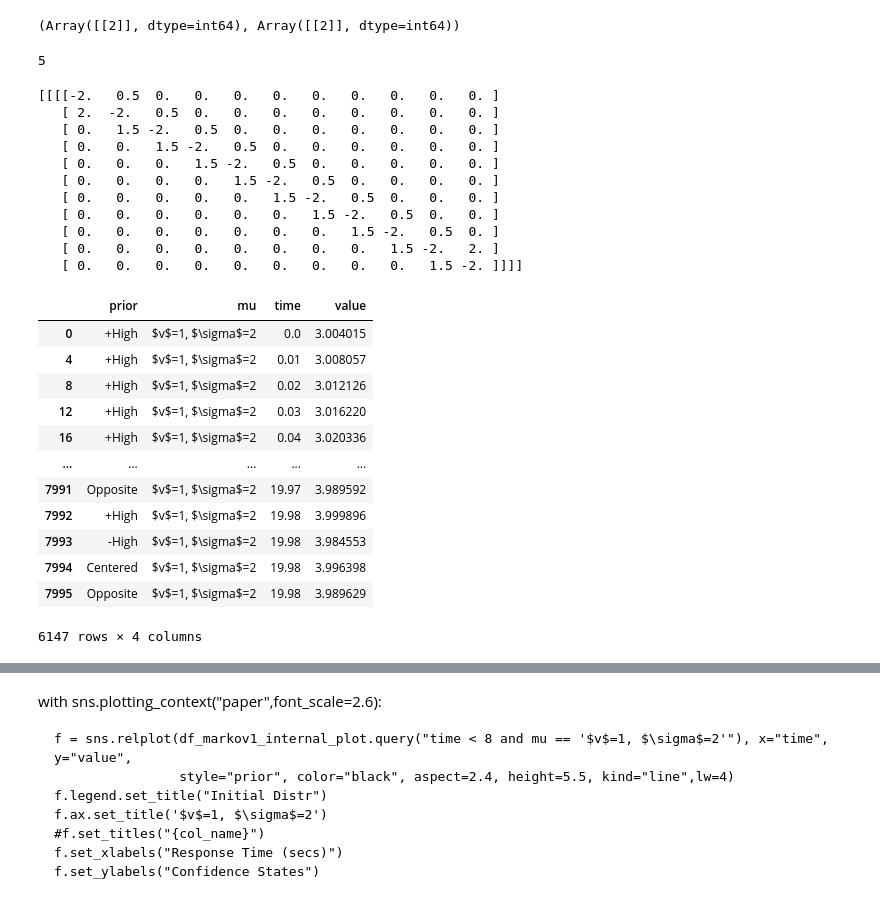
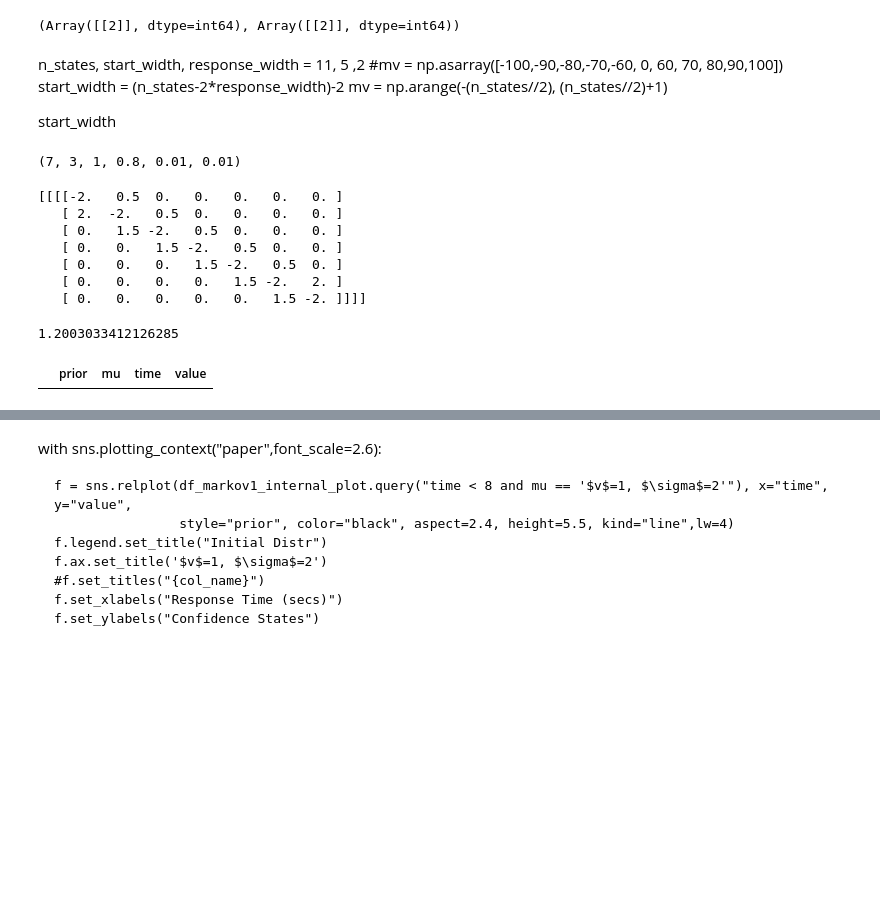
Before and after one commit to rkmalaiya/stochastic_cognitive_dynamics, a Jupyter notebook: examples/Diffusion_vs_Quantum_JMP_paper.ipynb, the cells around one changed output, grey strips where cells are left out. Saved outputs shown, nothing was run; the diff lists cells and outputs as text; code cells hidden in the pictures; blank space fills up the shorter version.

```diff
--- a/examples/Diffusion_vs_Quantum_JMP_paper.ipynb
+++ b/examples/Diffusion_vs_Quantum_JMP_paper.ipynb
@@ -431,7 +413,7 @@ df_quantum_plot.query("prior=='Uniform' and time < 15") \
 .assign(mean_conf = lambda df: df.groupby(["time", "prior"], sort=False)[["value", "state_labels"]].apply(lambda df: df.value * df.state_labels).values)
 # %%
 with sns.plotting_context(context="poster"):
-    f = sns.relplot(df_quantum_plot.query("prior=='Uniform' and time < 18.24").assign(time = lambda df: df.time * 0.1),
+    f = sns.relplot(df_quantum_plot.query("prior=='All' and time < 18.24").assign(time = lambda df: df.time * 0.1),
     x="time", y="states",size="value", legend=True, sizes=(20,600), aspect=1.5, color="black", height=5.5 )
     f.set(yticks = states_ticks)
     f.set_yticklabels(labels=states_labels)
@@ -475,18 +457,20 @@ n_states, start_width, response_width,
 m_sigma, q_sigma
 # %% [output]
 (Array([[2]], dtype=int64), Array([[2]], dtype=int64))
-# %%
-n_states, start_width, response_width = 11, 5 ,2
-#mv = np.asarray([-100,-90,-80,-70,-60, 0, 60, 70, 80,90,100])
-start_width = (n_states-2*response_width)-2
-mv = np.arange(-(n_states//2), (n_states//2)+1)
-
-start_width
-# %% [output]
-5
+# %% [markdown]
+n_states, start_width, response_width = 11, 5 ,2
+#mv = np.asarray([-100,-90,-80,-70,-60, 0, 60, 70, 80,90,100])
+start_width = (n_states-2*response_width)-2
+mv = np.arange(-(n_states//2), (n_states//2)+1)
+
+start_width
+# %%
+n_states, start_width, response_width, (measurement_prob:=0.8), (steps := 0.01), (delta := 0.01) # configuration used for publication
+# %% [output]
+(7, 3, 1, 0.8, 0.01, 0.01)
 # %%
-m_Mc, m_Mw, m_Mn = ca._get_measurement_matrix(n_states, 1, prob=measurement_prob, model_type = "Markov")
-q_Mc, q_Mw, q_Mn = ca._get_measurement_matrix(n_states, 1, prob=measurement_prob, model_type = "Quantum")
+m_Mc, m_Mw, m_Mn = ca._get_measurement_matrix(n_states, response_width, prob=measurement_prob, model_type = "Markov")
+q_Mc, q_Mw, q_Mn = ca._get_measurement_matrix(n_states, response_width, prob=measurement_prob, model_type = "Quantum")
 # %%
 df_markov1 = pd.DataFrame()
 df_quantum1 = pd.DataFrame()
@@ -499,7 +483,7 @@ for mu in [npx.asarray([[1]])]:#, npx.asarray([[-0.05]]), npx.asarray([[1]]), np
     intensity_matrix_markov_i = dd._buildK(n_states, mu, m_sigma, boundary_type="Internal")
     intensity_matrix_quantum = qd._buildH(n_states, mu, q_sigma)
     print(intensity_matrix_markov)
-    for prior_type in ["Upper", "Lower", "Centered", "Opposite"]:
+    for prior_type in ["Upper", "Lower", "Centered"]: #, "Opposite"
         phi_0_markov = ca._get_initial_state(n_states, start_width, response_width, model_type="Markov", prior_type=prior_type)
         phi_0_quantum = ca._get_initial_state(n_states, start_width, response_width, model_type="Quantum" , prior_type=prior_type)
 
@@ -544,36 +528,28 @@ for mu in [npx.asarray([[1]])]:#, npx.asarray([[-0.05]]), npx.asarray([[1]]), np
         df_markov_internal_1 = pd.concat([df_markov_internal_1, pd.DataFrame(phi_markov_internal_arr).T.assign(prior=prior_type, mu=f"$v$={np.asarray(mu).squeeze()}, $\sigma$={np.asarray(m_sigma[0,0])}")])
         df_quantum_internal_1 = pd.concat([df_quantum_internal_1, pd.DataFrame(phi_quantum_internal_arr).T.assign(prior=prior_type, mu=f"$v$={np.asarray(mu).squeeze()}, $\sigma$={np.asarray(q_sigma[0,0])}")])
 # %% [output]
-[[[[-2.   0.5  0.   0.   0.   0.   0.   0.   0.   0.   0. ]
-   [ 2.  -2.   0.5  0.   0.   0.   0.   0.   0.   0.   0. ]
-   [ 0.   1.5 -2.   0.5  0.   0.   0.   0.   0.   0.   0. ]
-   [ 0.   0.   1.5 -2.   0.5  0.   0.   0.   0.   0.   0. ]
-   [ 0.   0.   0.   1.5 -2.   0.5  0.   0.   0.   0.   0. ]
-   [ 0.   0.   0.   0.   1.5 -2.   0.5  0.   0.   0.   0. ]
-   [ 0.   0.   0.   0.   0.   1.5 -2.   0.5  0.   0.   0. ]
-   [ 0.   0.   0.   0.   0.   0.   1.5 -2.   0.5  0.   0. ]
-   [ 0.   0.   0.   0.   0.   0.   0.   1.5 -2.   0.5  0. ]
-   [ 0.   0.   0.   0.   0.   0.   0.   0.   1.5 -2.   2. ]
-   [ 0.   0.   0.   0.   0.   0.   0.   0.   0.   1.5 -2. ]]]]
+[[[[-2.   0.5  0.   0.   0.   0.   0. ]
+   [ 2.  -2.   0.5  0.   0.   0.   0. ]
+   [ 0.   1.5 -2.   0.5  0.   0.   0. ]
+   [ 0.   0.   1.5 -2.   0.5  0.   0. ]
+   [ 0.   0.   0.   1.5 -2.   0.5  0. ]
+   [ 0.   0.   0.   0.   1.5 -2.   2. ]
+   [ 0.   0.   0.   0.   0.   1.5 -2. ]]]]
+# %%
+phi_0_quantum = ca._get_initial_state(n_states, start_width, response_width, model_type="Quantum" , prior_type="Upper")
+phi_quantum_internal = ca.perform_state_transition(intensity_matrix_quantum, npx.asarray([[0.02]]), npx.asarray([[1]]),
+                                                    q_Mc, q_Mw, q_Mn, phi_0_quantum, delta,
+                                                    transition_type="TIMESTEP", likelihood_type="SINGLE")
+(np.abs(phi_quantum_internal.squeeze())**2) @ mv
+# %% [output]
+1.2003033412126285
 # %%
-df_markov1_plot = df_markov1.melt(id_vars=["prior", "mu"], var_name="time").assign(time=lambda df: df.time*steps).assign(prior = lambda df:df.prior.map({"Upper":"+High", "Lower":"-High", "Uniform":"Uniform", "Centered":"Centered", "Opposite":"Opposite"}))
-df_quantum1_plot = df_quantum1.melt(id_vars=["prior", "mu"], var_name="time").assign(time=lambda df: df.time*steps).assign(prior = lambda df:df.prior.map({"Upper":"+High", "Lower":"-High", "Uniform":"Uniform", "Centered":"Centered", "Opposite":"Opposite"}))
+df_markov1_plot = df_markov1.melt(id_vars=["prior", "mu"], var_name="time").assign(time=lambda df: df.time*steps).assign(prior = lambda df:df.prior.map({"Upper":"+High", "Lower":"-High", "All":"All", "Centered":"Centered", "Opposite":"Opposite"}))
+df_quantum1_plot = df_quantum1.melt(id_vars=["prior", "mu"], var_name="time").assign(time=lambda df: df.time*steps).assign(prior = lambda df:df.prior.map({"Upper":"+High", "Lower":"-High", "All":"All", "Centered":"Centered", "Opposite":"Opposite"}))
 
-df_markov1_internal_plot = df_markov_internal_1.melt(id_vars=["prior", "mu"], var_name="time").assign(time=lambda df: df.time*steps).assign(prior = lambda df:df.prior.map({"Upper":"+High", "Lower":"-High", "Uniform":"Uniform", "Centered":"Centered", "Opposite":"Opposite"}))
-df_quantum1_internal_plot = df_quantum_internal_1.melt(id_vars=["prior", "mu"], var_name="time").assign(time=lambda df: df.time*steps).assign(prior = lambda df:df.prior.map({"Upper":"+High", "Lower":"-High", "Uniform":"Uniform", "Centered":"Centered", "Opposite":"Opposite"}))
+df_markov1_internal_plot = df_markov_internal_1.melt(id_vars=["prior", "mu"], var_name="time").assign(time=lambda df: df.time*steps).assign(prior = lambda df:df.prior.map({"Upper":"+High", "Lower":"-High", "All":"All", "Centered":"Centered", "Opposite":"Opposite"}))
+df_quantum1_internal_plot = df_quantum_internal_1.melt(id_vars=["prior", "mu"], var_name="time").assign(time=lambda df: df.time*steps).assign(prior = lambda df:df.prior.map({"Upper":"+High", "Lower":"-High", "All":"All", "Centered":"Centered", "Opposite":"Opposite"}))
 
 df_markov1_plot.query("value > 3")
 # %% [output]
 |  | prior | mu | time | value |
-| 0 | +High | $v$=1, $\sigma$=2 | 0.0 | 3.004015 |
-| 4 | +High | $v$=1, $\sigma$=2 | 0.01 | 3.008057 |
-| 8 | +High | $v$=1, $\sigma$=2 | 0.02 | 3.012126 |
-| 12 | +High | $v$=1, $\sigma$=2 | 0.03 | 3.016220 |
-| 16 | +High | $v$=1, $\sigma$=2 | 0.04 | 3.020336 |
-| ... | ... | ... | ... | ... |
-| 7991 | Opposite | $v$=1, $\sigma$=2 | 19.97 | 3.989592 |
-| 7992 | +High | $v$=1, $\sigma$=2 | 19.98 | 3.999896 |
-| 7993 | -High | $v$=1, $\sigma$=2 | 19.98 | 3.984553 |
-| 7994 | Centered | $v$=1, $\sigma$=2 | 19.98 | 3.996398 |
-| 7995 | Opposite | $v$=1, $\sigma$=2 | 19.98 | 3.989629 |
-6147 rows × 4 columns
```
Also changed, not shown: parts of 26 cells of this notebook.
